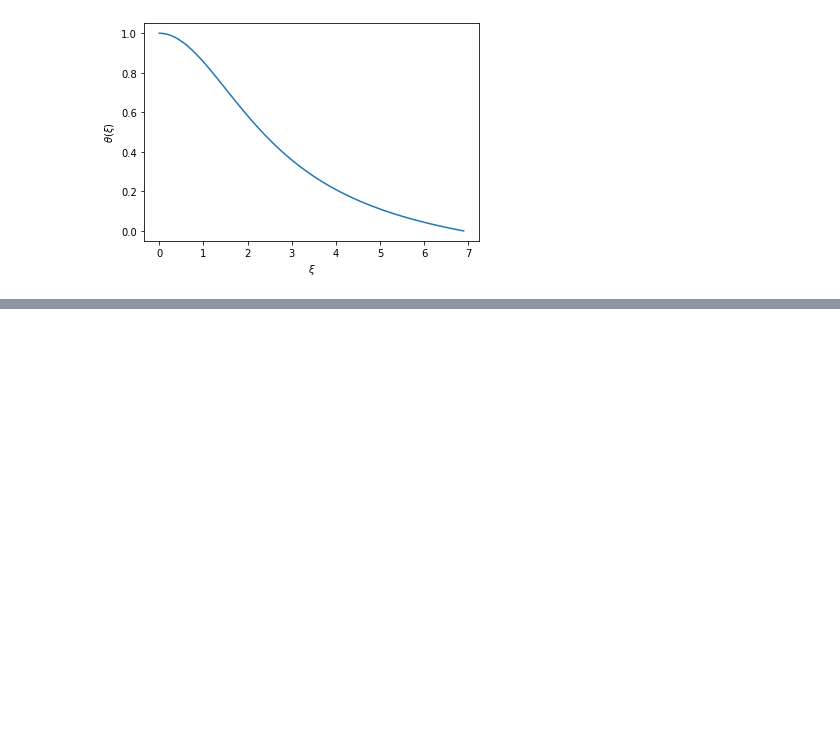
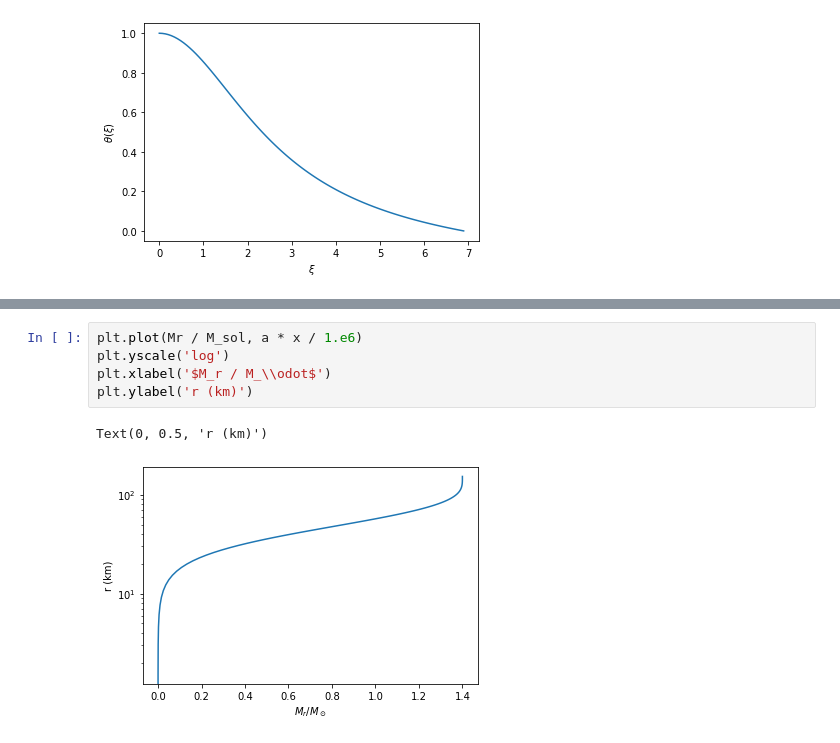
Before and after one commit to mbradle/polytrope, a Jupyter notebook: polytrope.ipynb, the cells around one changed output, grey strips where cells are left out. Saved outputs shown, nothing was run; the diff lists cells and outputs as text; blank space fills up the shorter version.

```diff
--- a/polytrope.ipynb
+++ b/polytrope.ipynb
@@ -54,0 +89,8 @@ plt.show()
+# %%
+plt.plot(Mr / M_sol, a * x / 1.e6)
+plt.yscale('log')
+plt.xlabel('$M_r / M_\\odot$')
+plt.ylabel('r (km)')
+# %% [output]
+Text(0, 0.5, 'r (km)')
+[figure, added]
```
Also changed, not shown: parts of 15 cells of this notebook, 1 other file.
